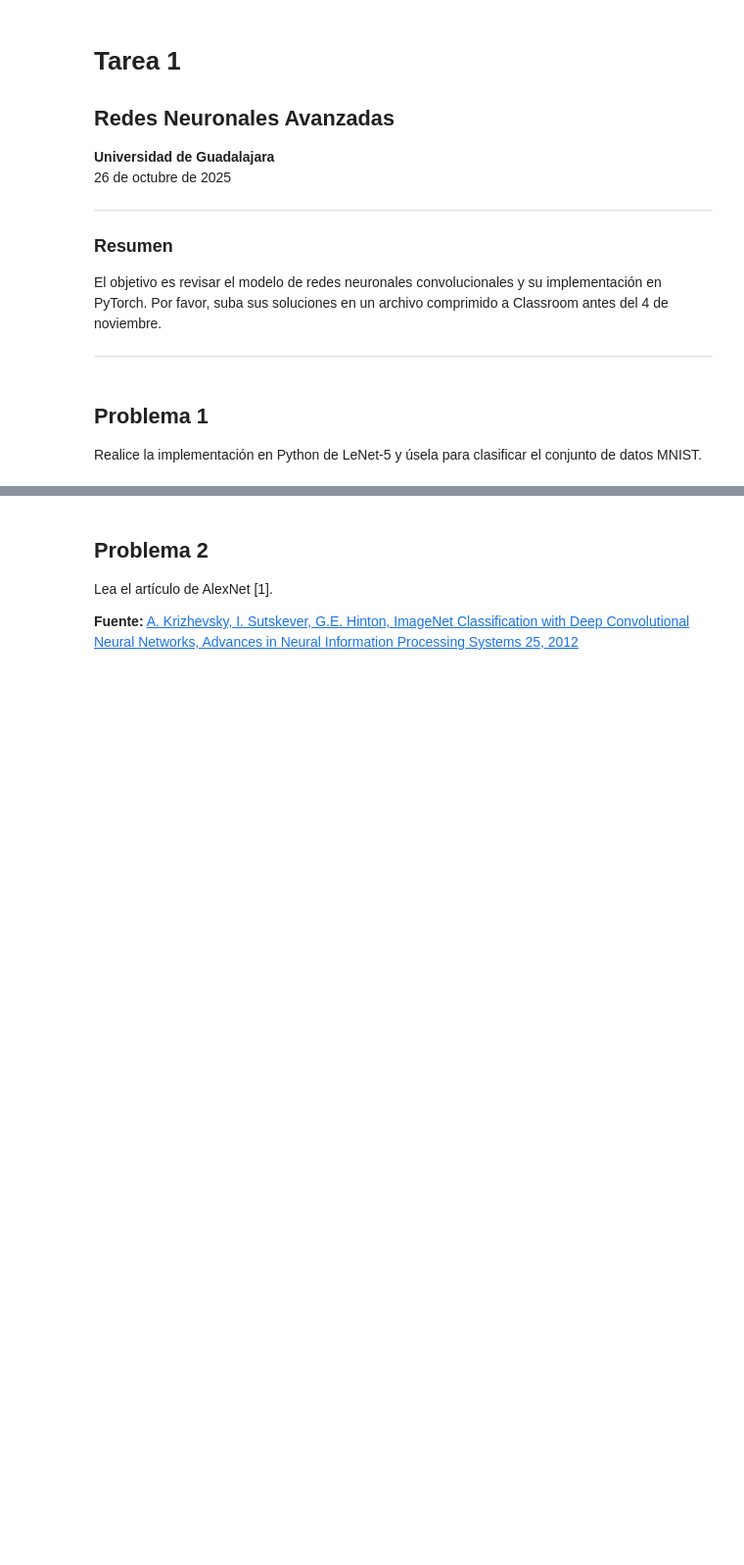
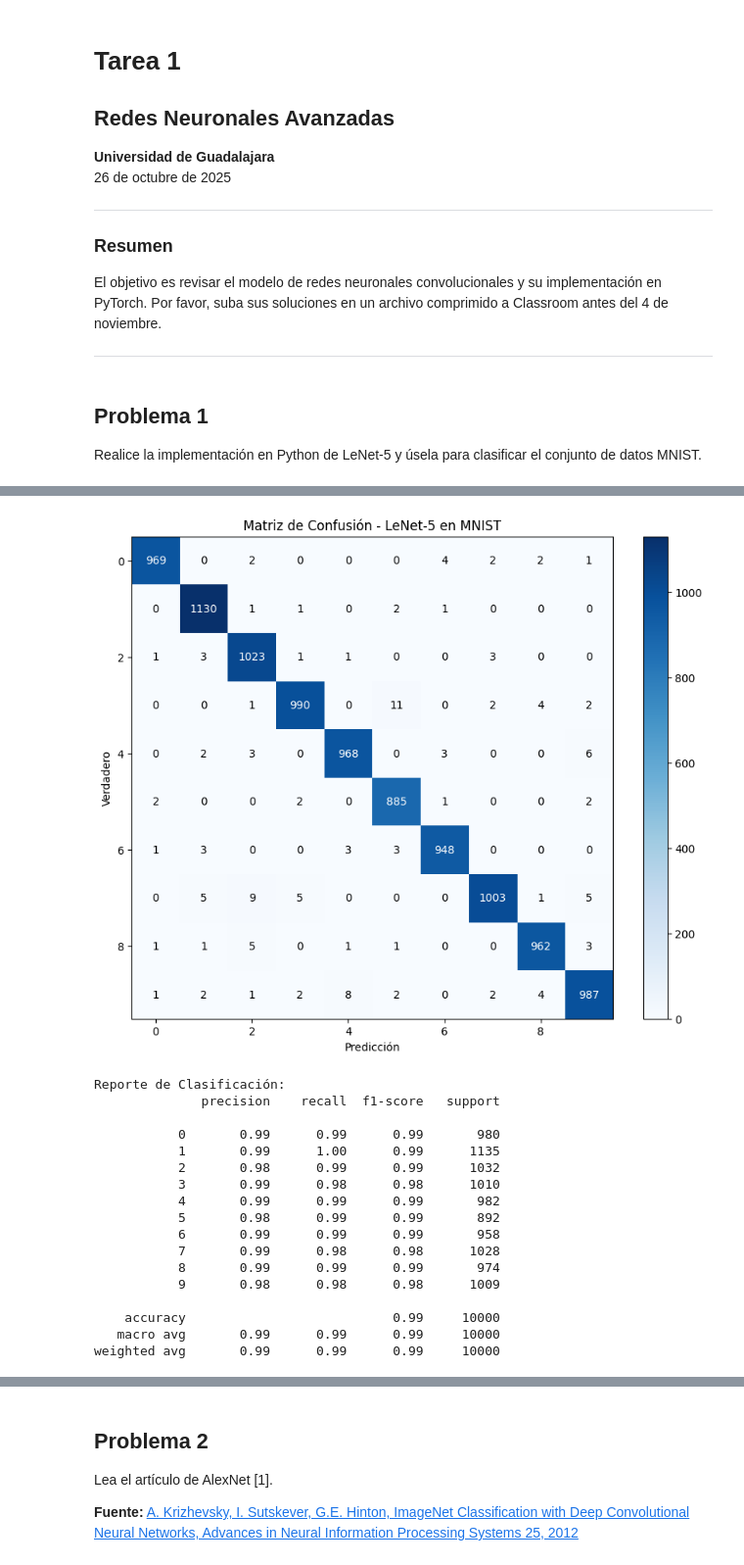
Before and after one commit to Sechi42/AdvNNs, a Jupyter notebook: WEEK_1/Tarea1.ipynb, the cells around one changed output, grey strips where cells are left out. Shown at 98% size. Drawn from its saved outputs; the diff is of its cells as text; code cells hidden in the pictures; blank space fills up the shorter version.

```diff
--- a/WEEK_1/Tarea1.ipynb
+++ b/WEEK_1/Tarea1.ipynb
@@ -21,0 +248,62 @@ Realice la implementación en Python de LeNet-5 y úsela para clasificar el conj
+# %%
+# Visualización de predicciones en ejemplos aleatorios
+from sklearn.metrics import confusion_matrix, classification_report
+import matplotlib.pyplot as plt
+
+# Obtener predicciones en el conjunto de prueba
+model.eval()
+all_preds = []
+all_labels = []
+
+with torch.no_grad():
+    for images, labels in test_loader:
+        images = images.to(device)
+        outputs = model(images)
+        _, predicted = torch.max(outputs.data, 1)
+        all_preds.extend(predicted.cpu().numpy())
+        all_labels.extend(labels.numpy())
+
+all_preds = np.array(all_preds)
+all_labels = np.array(all_labels)
+
+# Matriz de confusión
+cm = confusion_matrix(all_labels, all_preds)
+plt.figure(figsize=(10, 8))
+plt.imshow(cm, interpolation='nearest', cmap='Blues')
+plt.colorbar()
+plt.xlabel('Predicción')
+plt.ylabel('Verdadero')
+plt.title('Matriz de Confusión - LeNet-5 en MNIST')
+
+# Agregar anotaciones
+thresh = cm.max() / 2.
+for i in range(cm.shape[0]):
+    for j in range(cm.shape[1]):
+        plt.text(j, i, format(cm[i, j], 'd'),
+                 ha="center", va="center",
+                 color="white" if cm[i, j] > thresh else "black")
+
+plt.show()
+
+# Reporte de clasificación
+print("\nReporte de Clasificación:")
+print(classification_report(all_labels, all_preds, target_names=[str(i) for i in range(10)]))
+# %% [output]
+[figure, added]
+Reporte de Clasificación:
+              precision    recall  f1-score   support
+
+           0       0.99      0.99      0.99       980
+           1       0.99      1.00      0.99      1135
+           2       0.98      0.99      0.99      1032
+           3       0.99      0.98      0.98      1010
+           4       0.99      0.99      0.99       982
+           5       0.98      0.99      0.99       892
+           6       0.99      0.99      0.99       958
+           7       0.99      0.98      0.98      1028
+           8       0.99      0.99      0.99       974
+           9       0.98      0.98      0.98      1009
+
+    accuracy                           0.99     10000
+   macro avg       0.99      0.99      0.99     10000
+weighted avg       0.99      0.99      0.99     10000
```
Also changed, not shown: parts of 22 cells of this notebook, 3 other files.
